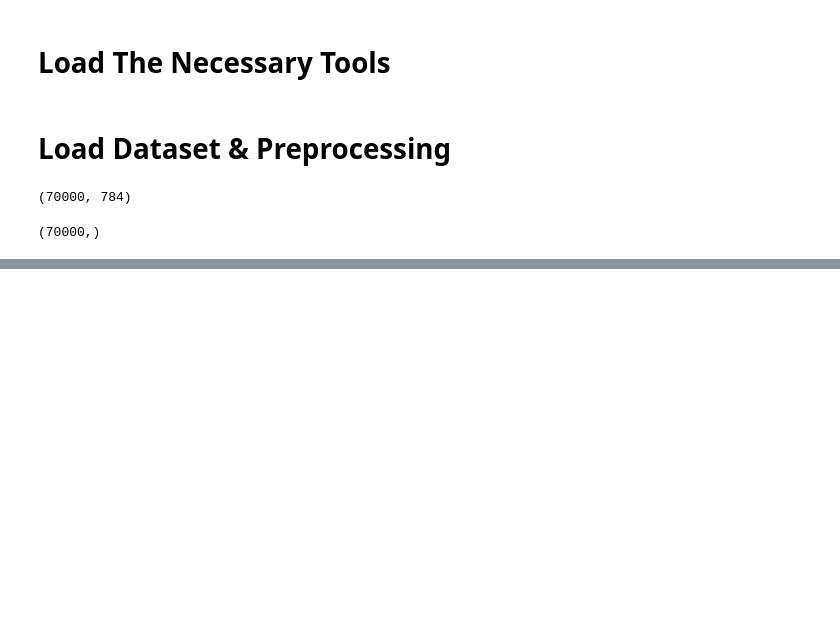
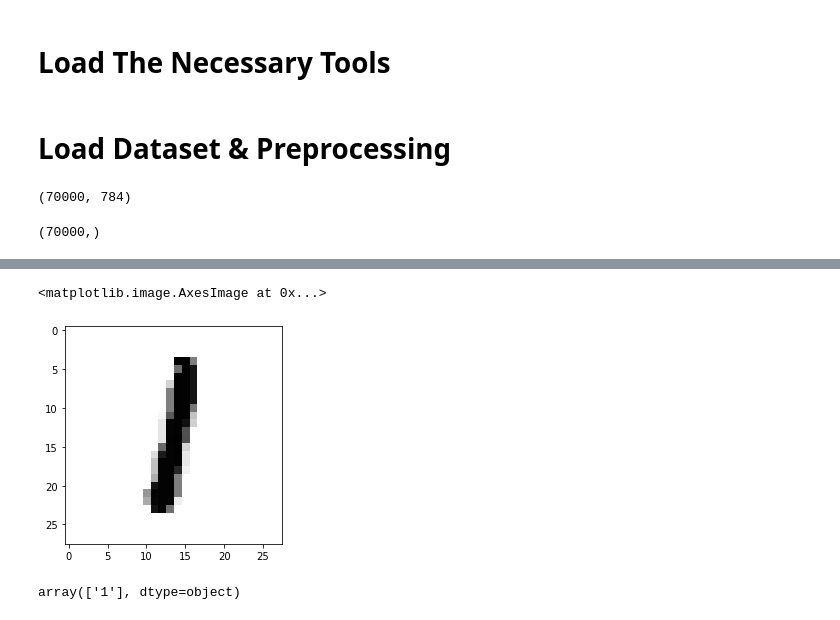
Before and after one commit to addiamir/MNIST_complete_data_analysis, a Jupyter notebook: MNIST_simple.ipynb, the cells around one changed output, grey strips where cells are left out. Drawn from its saved outputs; the diff is of its cells as text; code cells hidden in the pictures; blank space fills up the shorter version.

```diff
--- a/MNIST_simple.ipynb
+++ b/MNIST_simple.ipynb
@@ -55,0 +87,9 @@ NameError: name 'X_test' is not defined
+# %%
+plt.imshow(trainX[2000], cmap='Greys')
+# %% [output]
+<matplotlib.image.AxesImage at 0x...>
+[figure, added]
+# %%
+oneforall.predict([X_train[2000]])
+# %% [output]
+array(['1'], dtype=object)
```
Also changed, not shown: parts of 11 cells of this notebook.
